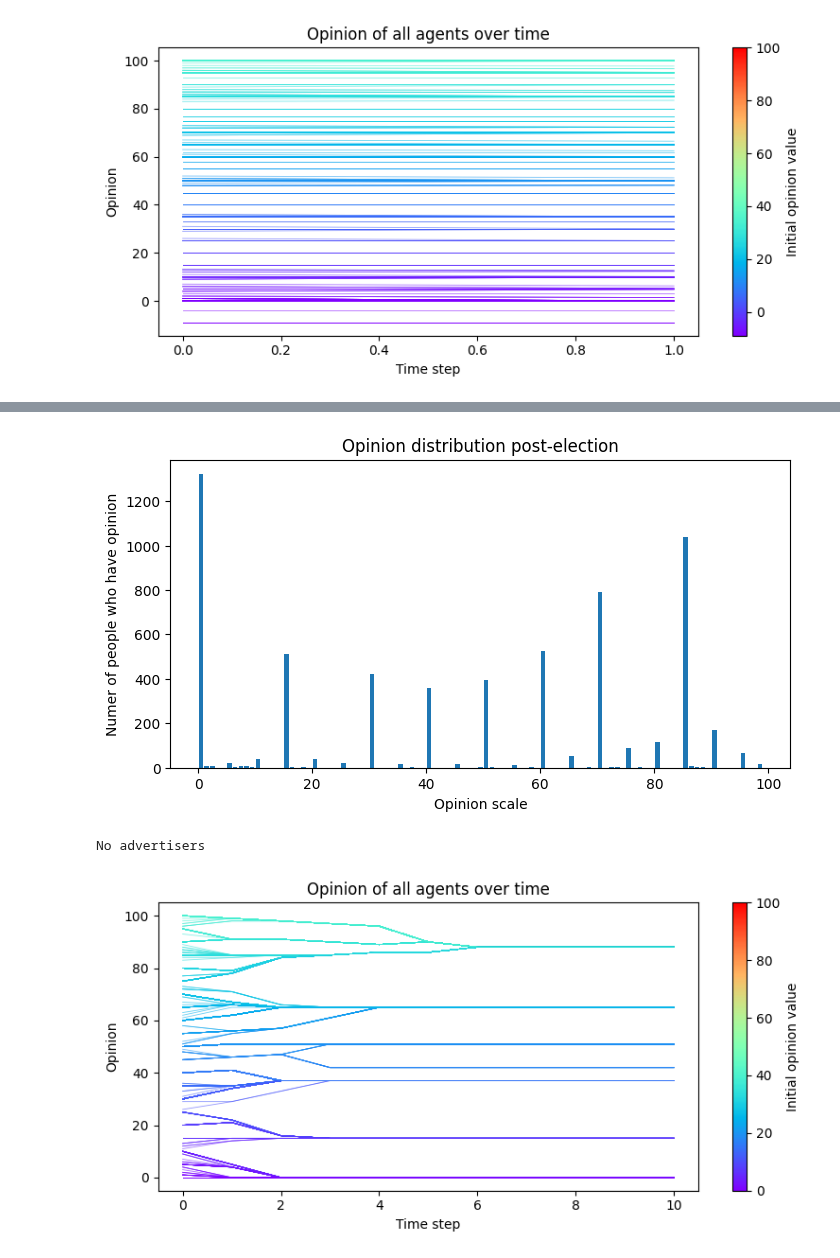
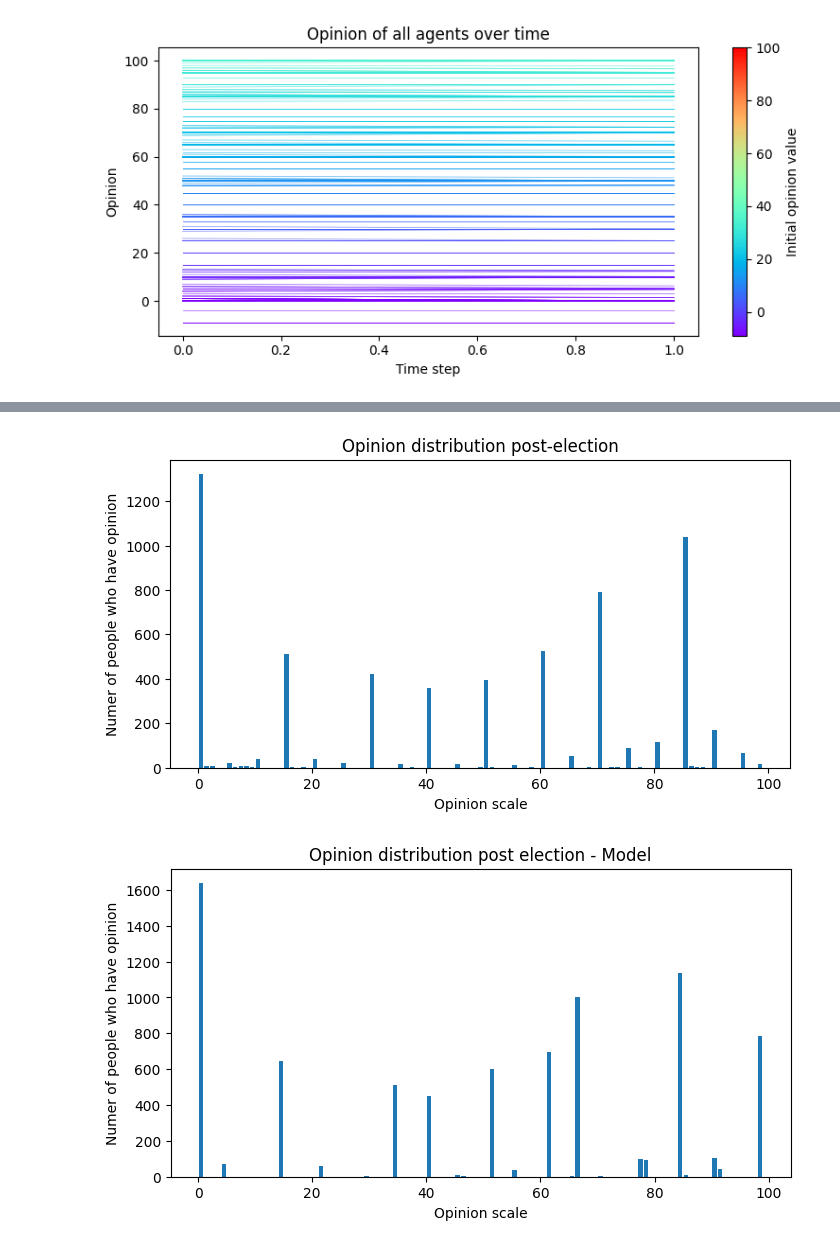
Before and after one commit to triptesh1212/industrial-maths-project-2, a Jupyter notebook: pollingdata2.ipynb, the cells around one changed output, grey strips where cells are left out. Saved outputs shown, nothing was run; the diff lists cells and outputs as text; code cells hidden in the pictures.

```diff
--- a/pollingdata2.ipynb
+++ b/pollingdata2.ipynb
@@ -92,11 +92,16 @@ plt.show()
 [figure]
 [figure]
 # %%
-# change
+def one_step(agent, agents):
+
+    selected = np.where(np.abs(agents - agent) <= R)[0]
+    update = np.average(agents[selected])
+
+    return update
 # %%
 agents = pre.copy()
 # for a in agents:
-def one_step(agent, agents):
+def one_step_discrete(agent, agents):
 
     selected = np.where(np.abs(agents - agent) <= R)[0]
     update = np.average(agents[selected])
@@ -147,8 +152,15 @@ removed = data[(data['V201151'].isin(remove) | data['V202143'].isin(remove))]
 pre = filtered['V201151'].to_numpy()
 post = filtered['V202143'].to_numpy()
 
+def one_step(agent, agents):
 
-def one_step(agent, agents):
+    selected = np.where(np.abs(agents - agent) <= R)[0]
+    update = np.average(agents[selected])
+
+    return update
+
+
+def one_step_discrete(agent, agents):
     observed_agents = np.round(agents)
 
     selected = np.where(np.abs(observed_agents - agent) <= R)[0]
@@ -162,7 +174,7 @@ n = len(pre)
 m = 0
 R = 10
 
-rounds = 10
+rounds = 1
 
 # initialize the agents
 agents = pre.copy()
@@ -174,39 +186,38 @@ agents_history[0, :] = agents
 plt.figure(figsize=(8,4))
 plt.hist(pre, bins=np.arange(0, 100, 1), rwidth=0.8)
 plt.xlabel('Opinion scale')
 plt.ylabel('Numer of people who have opinion')
 plt.title(f"Opinion distribution pre-election")
 plt.show()
 
 plt.figure(figsize=(8,4))
 plt.hist(post, bins=np.arange(0, 100, 1), rwidth=0.8)
 plt.xlabel('Opinion scale')
 plt.ylabel('Numer of people who have opinion')
 plt.title(f"Opinion distribution post-election")
 plt.show()
 
 for r in range(rounds):
     agents_next = np.zeros(len(agents))
 
     for i, a in enumerate(agents):
         agents_next[i] = one_step(a, agents)
 
     agents = np.copy(agents_next)
     agents_history[r+1, :] = agents
 
     observed_opinion = np.round(agents_history)
 
-        # plt.figure(figsize=(8,4))
-        # plt.hist(np.round(agents), bins=np.arange(0, 100, 1), rwidth=0.8)
-        # plt.xlabel('Opinion scale')
-        # plt.ylabel('Numer of people who have opinion')
-        # plt.title(f"Opinion distribution post election - Model")
-        # plt.show()
+    plt.figure(figsize=(8,4))
+    plt.hist((agents), bins=np.arange(0, 100, 1), rwidth=0.8)
+    plt.xlabel('Opinion scale')
+    plt.ylabel('Numer of people who have opinion')
+    plt.title(f"Opinion distribution post election - Model")
+    plt.show()
 
 
-plot_opinions(observed_opinion, agents_initial, rounds=rounds, alpha=0.6)
+# plot_opinions(observed_opinion, agents_initial, rounds=rounds, alpha=0.6)
 # %% [output]
 [figure]
 [figure]
-No advertisers
-[figure, old version]
+[figure, new version]
```
